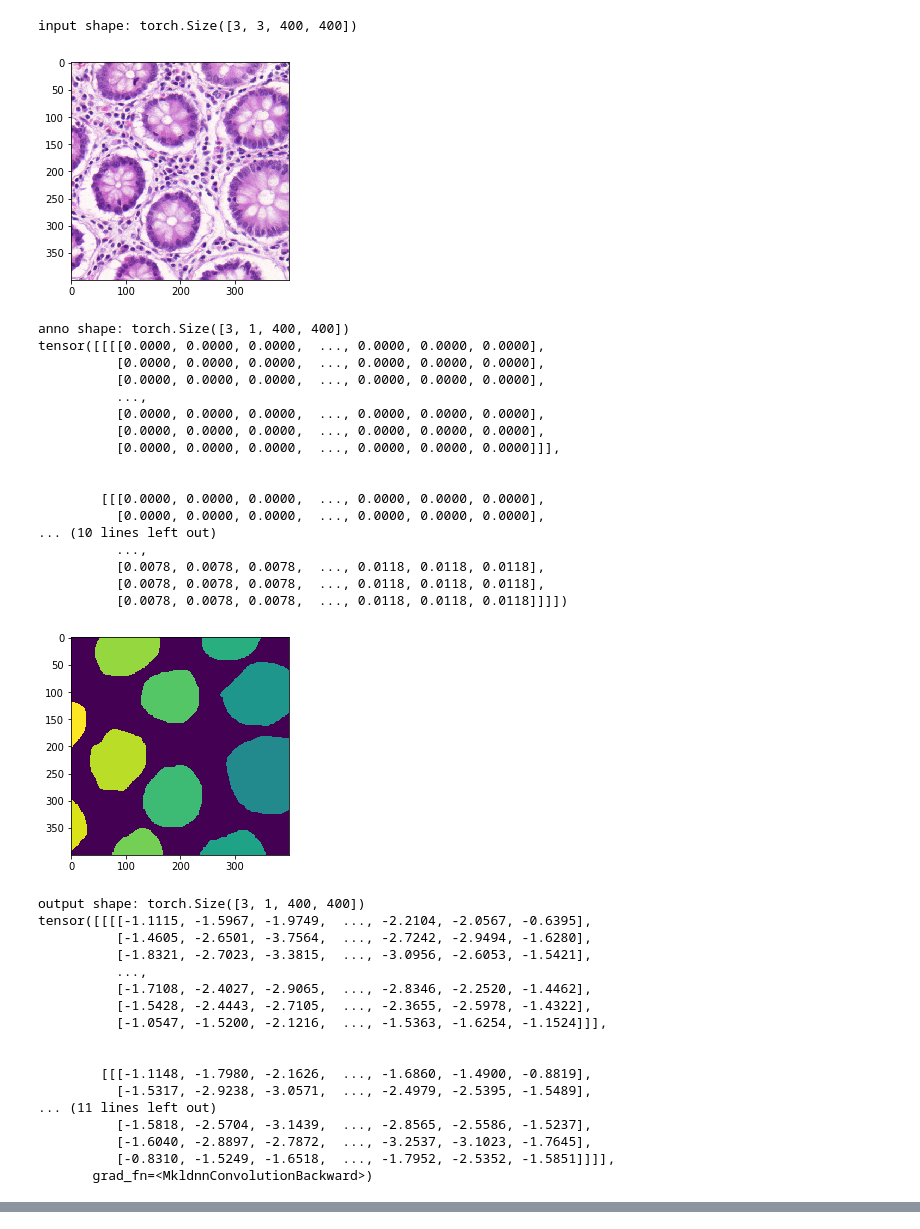
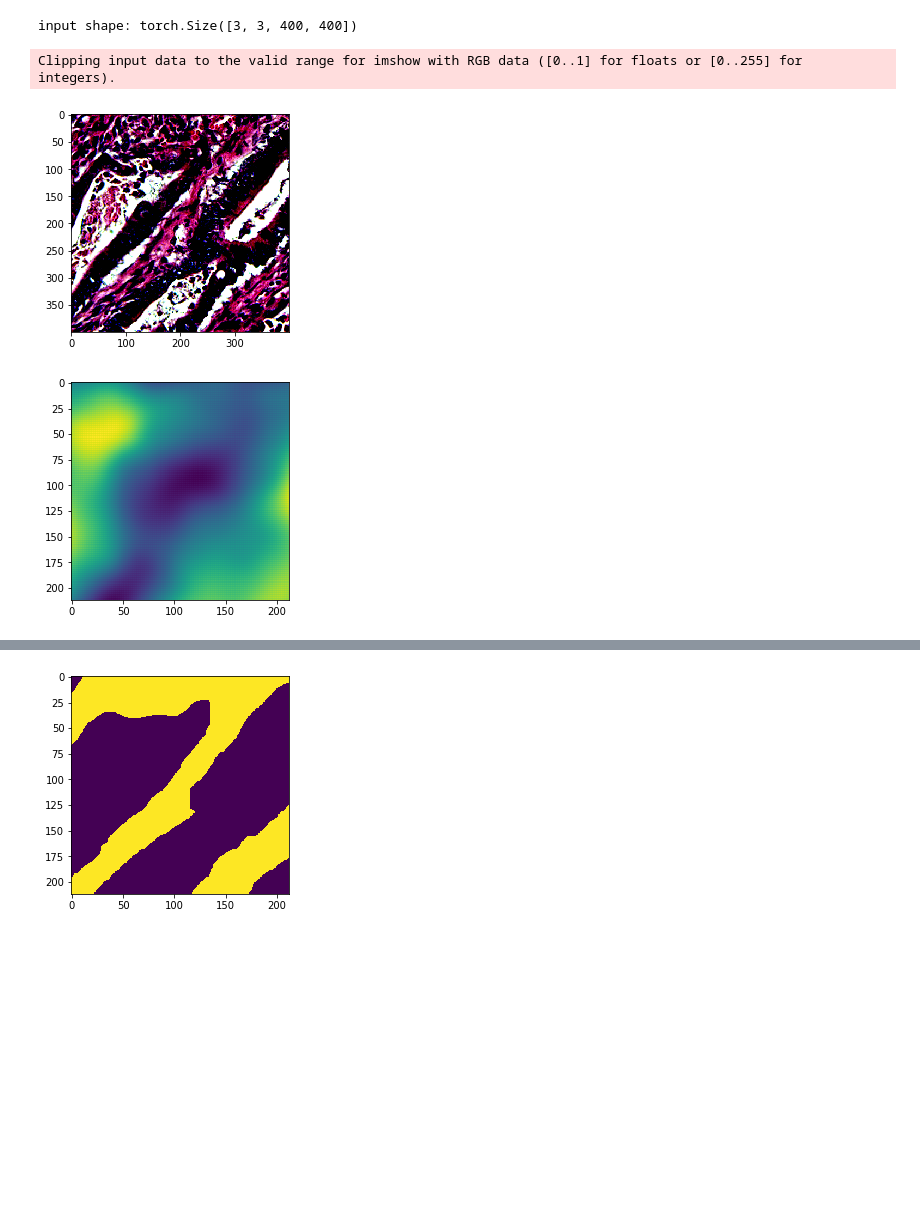
Before and after one commit to Narcissist1/Cellari-Deeplearning-Course, a Jupyter notebook: CellariTrain.ipynb, the cells around one changed output, grey strips where cells are left out. Drawn from its saved outputs; the diff is of its cells as text; code cells hidden in the pictures; blank space fills up the shorter version.

```diff
--- a/CellariTrain.ipynb
+++ b/CellariTrain.ipynb
@@ -57,7 +61,7 @@ transform_pipe = torchvision.transforms.Compose([
 transform_resize = torchvision.transforms.Compose([
     torchvision.transforms.ToPILImage(), # Convert np array to PILImage
 
-    torchvision.transforms.Resize((116, 116)),
+    torchvision.transforms.Resize((212, 212)),
 
     torchvision.transforms.ToTensor()
 ])
@@ -86,14 +90,20 @@ class CustomDataset(Dataset):
         random.seed(seed)
         if self.transform:
             img = self.transform(img)
-            # img = data_norm(img)
+            img = data_norm(img)
             random.seed(seed)
             anno = self.transform(anno)
-#           anno = transform_resize(anno)     # unet resize
-#             anno = anno_norm(anno)
+            anno = transform_resize(anno)     # unet resize
+            # anno = anno_norm(anno)
 
-#         anno[anno > 0] = 1
-        sample = {"image": img, "annotation": anno}
+
+        anno[anno>0] = 1
+        anno_reshaped = np.zeros((self.num_of_classes, anno.shape[1], anno.shape[2]))
+        for i in range(self.num_of_classes):
+            anno_reshaped[i, :, :][anno[0] == i] = 1
+
+        anno_reshaped = anno_norm(torch.from_numpy(anno_reshaped))
+        sample = {"image": img, "annotation": anno_reshaped}
         return sample
 
 
@@ -131,5 +145,6 @@ torch.Size([3, 1, 400, 400])
 # %%
-net = SegNet(3, 1) # input channels, output channels
+# net = SegNet(2, n_init_features=3) # input channels, output channels
+net = UNet(2, n_init_features=3)
 if use_cuda:
     net.cuda()
 # %%
@@ -201,56 +213,21 @@ KeyboardInterrupt:
 # %%
-batch_data = data[1]
+batch_data = data[6]
 fig_img = plt.figure()
 inputs = get_variable(Variable(batch_data['image']))
 anno = batch_data['annotation']
 output = net(inputs)
 print('input shape:', inputs.shape)
-plt.imshow(inputs[0].permute(1, 2, 0).numpy())
+plt.imshow(get_numpy(inputs[0].permute(1, 2, 0)))
 plt.show()
-print('anno shape:', anno.shape)
-print(anno)
+fig_img.suptitle('image')
+plt.imshow(get_numpy(output[0][0]))
+plt.show()
+plt.imshow(get_numpy(output[0][1]))
+plt.show()
 plt.imshow(anno[0][0])
 plt.show()
-fig_img.suptitle('image')
-print('output shape:', output.shape)
-plt.imshow(get_numpy(output[0][0]))
-print(output)
-plt.show()
 # %% [output]
 input shape: torch.Size([3, 3, 400, 400])
+Clipping input data to the valid range for imshow with RGB data ([0..1] for floats or [0..255] for integers).
-[figure, old version]
+[figure, new version]
-anno shape: torch.Size([3, 1, 400, 400])
-tensor([[[[0.0000, 0.0000, 0.0000,  ..., 0.0000, 0.0000, 0.0000],
-          [0.0000, 0.0000, 0.0000,  ..., 0.0000, 0.0000, 0.0000],
-          [0.0000, 0.0000, 0.0000,  ..., 0.0000, 0.0000, 0.0000],
-          ...,
-          [0.0000, 0.0000, 0.0000,  ..., 0.0000, 0.0000, 0.0000],
-          [0.0000, 0.0000, 0.0000,  ..., 0.0000, 0.0000, 0.0000],
-          [0.0000, 0.0000, 0.0000,  ..., 0.0000, 0.0000, 0.0000]]],
-
-
-        [[[0.0000, 0.0000, 0.0000,  ..., 0.0000, 0.0000, 0.0000],
-          [0.0000, 0.0000, 0.0000,  ..., 0.0000, 0.0000, 0.0000],
-... (10 lines left out)
-          ...,
-          [0.0078, 0.0078, 0.0078,  ..., 0.0118, 0.0118, 0.0118],
-          [0.0078, 0.0078, 0.0078,  ..., 0.0118, 0.0118, 0.0118],
-          [0.0078, 0.0078, 0.0078,  ..., 0.0118, 0.0118, 0.0118]]]])
-[figure, old version]
+[figure, new version]
-output shape: torch.Size([3, 1, 400, 400])
-tensor([[[[-1.1115, -1.5967, -1.9749,  ..., -2.2104, -2.0567, -0.6395],
-          [-1.4605, -2.6501, -3.7564,  ..., -2.7242, -2.9494, -1.6280],
-          [-1.8321, -2.7023, -3.3815,  ..., -3.0956, -2.6053, -1.5421],
-          ...,
-          [-1.7108, -2.4027, -2.9065,  ..., -2.8346, -2.2520, -1.4462],
-          [-1.5428, -2.4443, -2.7105,  ..., -2.3655, -2.5978, -1.4322],
-          [-1.0547, -1.5200, -2.1216,  ..., -1.5363, -1.6254, -1.1524]]],
-
-
-        [[[-1.1148, -1.7980, -2.1626,  ..., -1.6860, -1.4900, -0.8819],
-          [-1.5317, -2.9238, -3.0571,  ..., -2.4979, -2.5395, -1.5489],
-... (11 lines left out)
-          [-1.5818, -2.5704, -3.1439,  ..., -2.8565, -2.5586, -1.5237],
-          [-1.6040, -2.8897, -2.7872,  ..., -3.2537, -3.1023, -1.7645],
-          [-0.8310, -1.5249, -1.6518,  ..., -1.7952, -2.5352, -1.5851]]]],
-       grad_fn=<MkldnnConvolutionBackward>)
@@ -258,3 +235,4 @@ tensor([[[[-1.1115, -1.5967, -1.9749,  ..., -2.2104, -2.0567, -0.6395],
+[figure, added]
 # %%
 anno = get_variable(Variable(anno))
 loss = criterion(output, anno)
```
Also changed, not shown: parts of 7 cells of this notebook.
